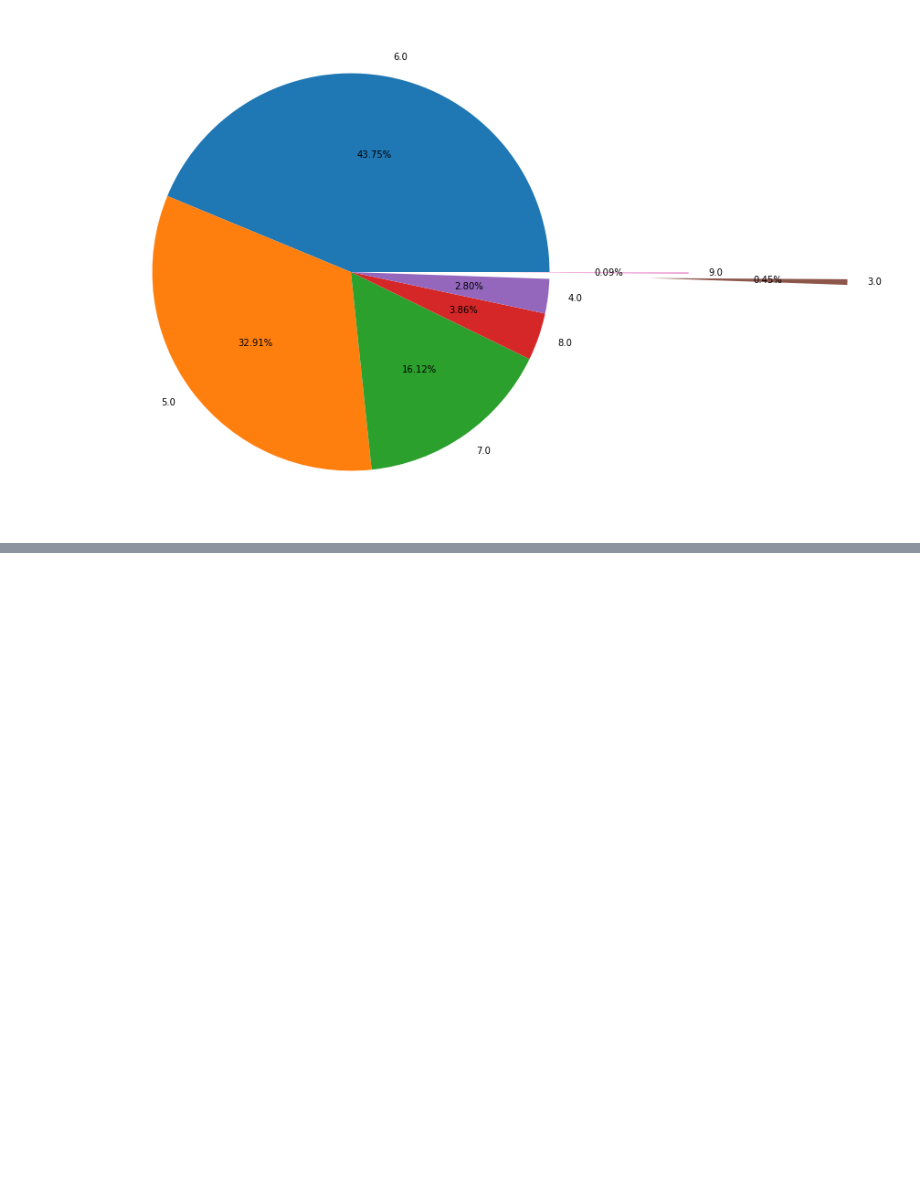
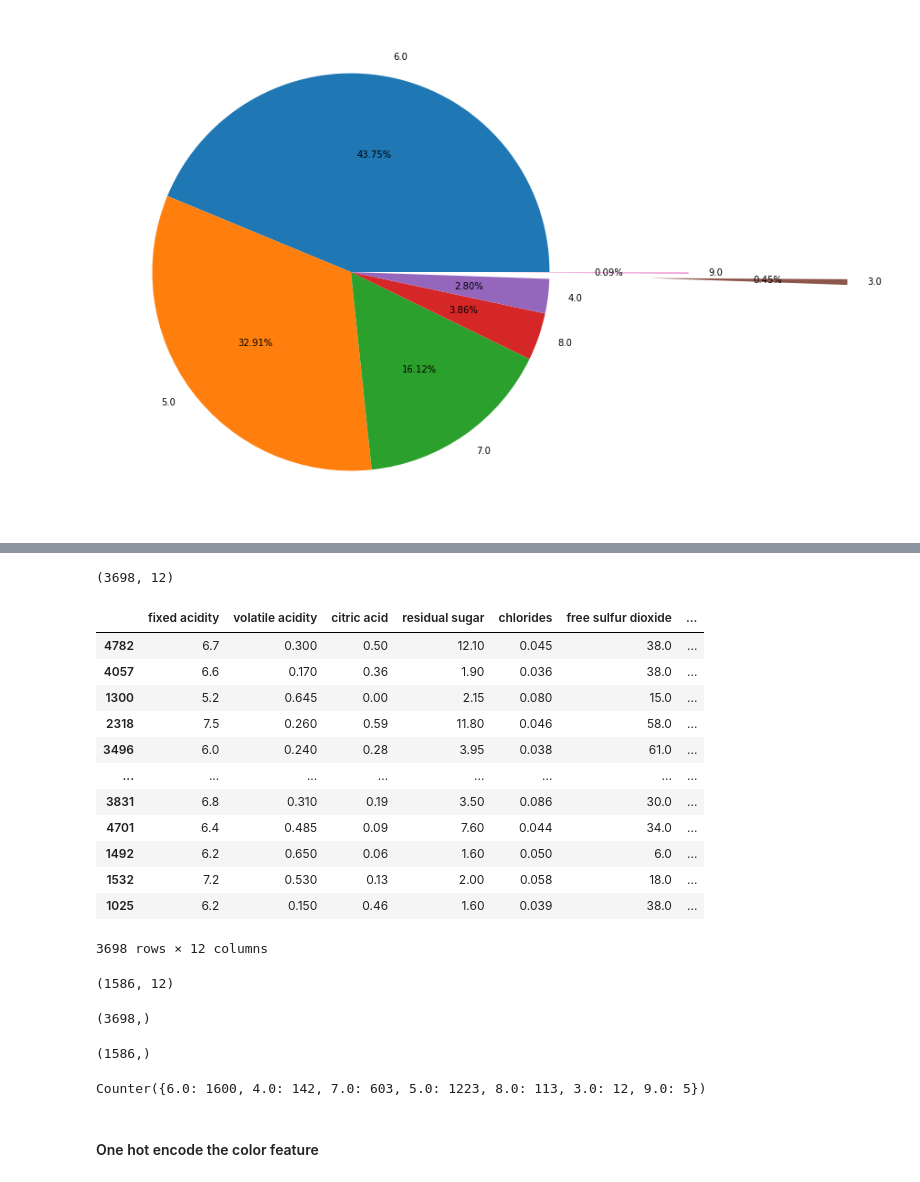
Before and after one commit to nipun1992/Predicting-Wine-Color, a Jupyter notebook: Wine quality Prediction-checkpoint.ipynb, the cells around one changed output, grey strips where cells are left out. Drawn from its saved outputs; the diff is of its cells as text; code cells hidden in the pictures; blank space fills up the shorter version.

Commit message:
Add files via upload
Performed splitting of the dataframe into training and testing datasets

```diff
--- a/Wine quality Prediction-checkpoint.ipynb
+++ b/Wine quality Prediction-checkpoint.ipynb
@@ -1076,3 +1038,6 @@ plt.pie(df2['quality'].value_counts(), labels=df2['quality'].unique(), autopct='
 plt.show()
 # %% [output]
 [figure]
+# %%
+X = df2.drop("quality", axis=1)
+y = df2.quality
@@ -1078,0 +1078,39 @@ plt.show()
+# %%
+X_train.shape
+# %% [output]
+(3698, 12)
+# %%
+X_train
+# %% [output]
+|  | fixed acidity | volatile acidity | citric acid | residual sugar | chlorides | free sulfur dioxide | ... |
+| 4782 | 6.7 | 0.300 | 0.50 | 12.10 | 0.045 | 38.0 | ... |
+| 4057 | 6.6 | 0.170 | 0.36 | 1.90 | 0.036 | 38.0 | ... |
+| 1300 | 5.2 | 0.645 | 0.00 | 2.15 | 0.080 | 15.0 | ... |
+| 2318 | 7.5 | 0.260 | 0.59 | 11.80 | 0.046 | 58.0 | ... |
+| 3496 | 6.0 | 0.240 | 0.28 | 3.95 | 0.038 | 61.0 | ... |
+| ... | ... | ... | ... | ... | ... | ... | ... |
+| 3831 | 6.8 | 0.310 | 0.19 | 3.50 | 0.086 | 30.0 | ... |
+| 4701 | 6.4 | 0.485 | 0.09 | 7.60 | 0.044 | 34.0 | ... |
+| 1492 | 6.2 | 0.650 | 0.06 | 1.60 | 0.050 | 6.0 | ... |
+| 1532 | 7.2 | 0.530 | 0.13 | 2.00 | 0.058 | 18.0 | ... |
+| 1025 | 6.2 | 0.150 | 0.46 | 1.60 | 0.039 | 38.0 | ... |
+3698 rows × 12 columns
+# %%
+X_test.shape
+# %% [output]
+(1586, 12)
+# %%
+y_train.shape
+# %% [output]
+(3698,)
+# %%
+y_test.shape
+# %% [output]
+(1586,)
+# %%
+from collections import Counter
+Counter(y_train)
+# %% [output]
+Counter({6.0: 1600, 4.0: 142, 7.0: 603, 5.0: 1223, 8.0: 113, 3.0: 12, 9.0: 5})
+# %% [markdown]
+#### One hot encode the color feature
```
Also changed, not shown: parts of 18 cells of this notebook.
